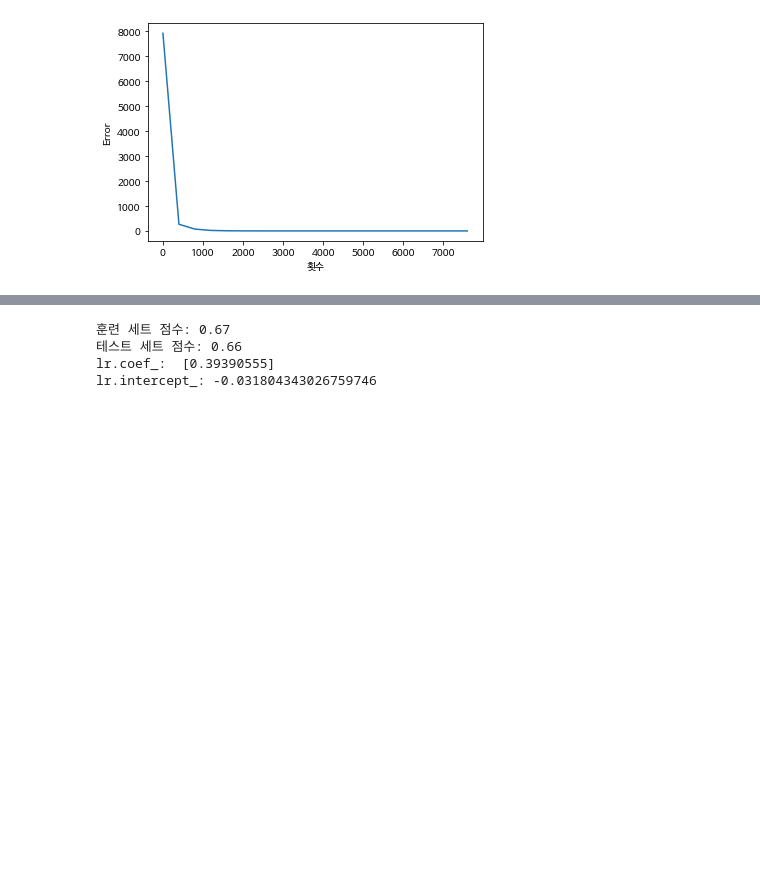
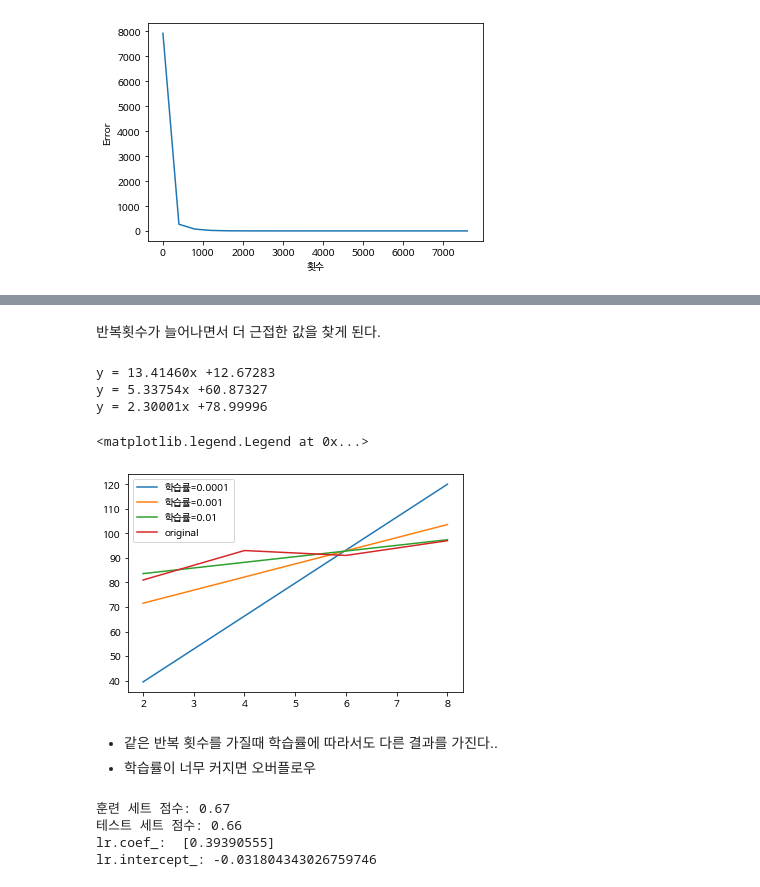
Before and after one commit to comet08/Machine_Learning, a Jupyter notebook: 3주차/선형회귀.ipynb, the cells around one changed output, grey strips where cells are left out. Saved outputs shown, nothing was run; the diff lists cells and outputs as text; code cells hidden in the pictures; blank space fills up the shorter version.

```diff
--- a/3주차/선형회귀.ipynb
+++ b/3주차/선형회귀.ipynb
@@ -246,3 +272,31 @@ Text(0, 0.5, 'Error')
+# %% [markdown]
+반복횟수가 늘어나면서 더 근접한 값을 찾게 된다.
+# %%
+W = np.random.rand()
+b = np.random.rand()
+
+steps = []
+result = []
+
+for r in ([0.0001,0.001,0.01]) :
+    for step in range(8000):
+        y_hat = np.add(np.dot(x,W),b)
+        W -= r * ((y_hat - y)*x).mean()
+        b -= r * (y_hat - y).mean()
+    print('y = %.5fx +%.5f '% (W, b))
+    plt.plot(x, np.add(np.dot(x,W),b), label="학습률={}".format(r))
+
+plt.plot(x,  y, label='original')
+plt.legend()
+# %% [output]
+y = 13.41460x +12.67283
+y = 5.33754x +60.87327
+y = 2.30001x +78.99996
+<matplotlib.legend.Legend at 0x...>
+[figure, added]
+# %% [markdown]
++ 같은 반복 횟수를 가질때 학습률에 따라서도 다른 결과를 가진다..
++ 학습률이 너무 커지면 오버플로우
 # %%
 from sklearn.linear_model import LinearRegression
 
```
Also changed, not shown: parts of 3 cells of this notebook, 3 other files.
